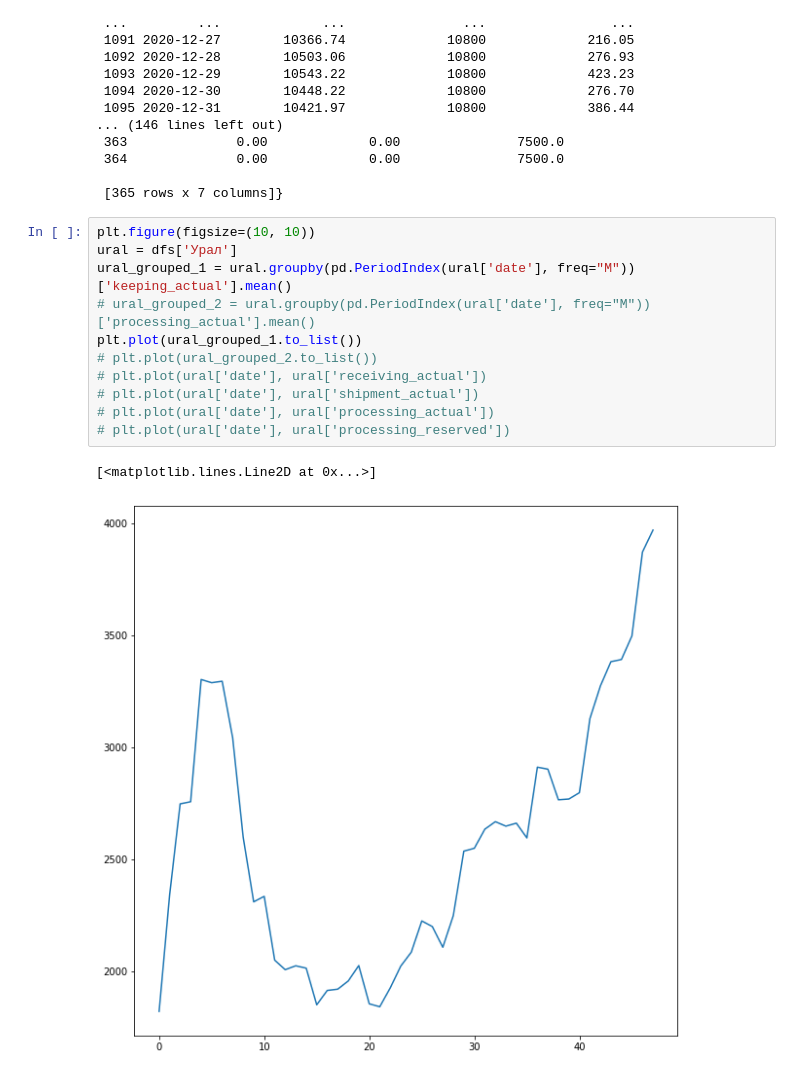
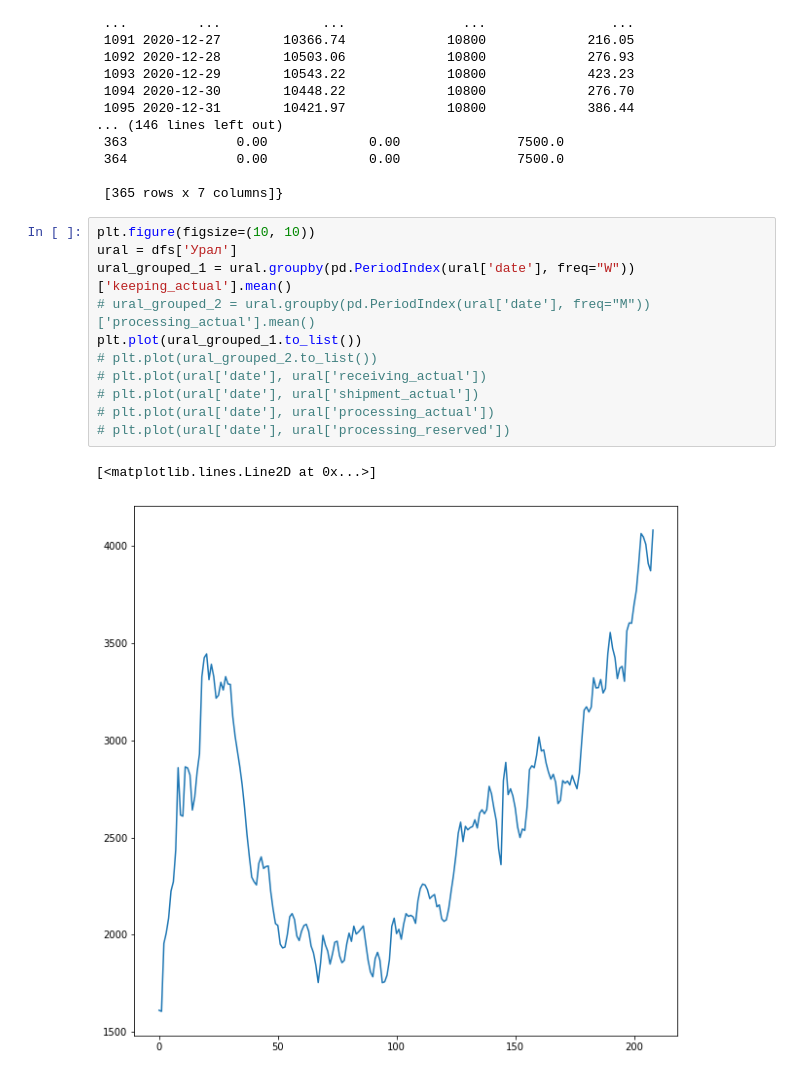
Before and after one commit to TeaDove/kodiki-aviahack, a Jupyter notebook: ml/1_fact_processing.ipynb, the cells around one changed output. Drawn from its saved outputs; the diff is of its cells as text.

```diff
--- a/ml/1_fact_processing.ipynb
+++ b/ml/1_fact_processing.ipynb
@@ -128,14 +128,14 @@ dfs
 # %%
 plt.figure(figsize=(10, 10))
 ural = dfs['Урал']
-ural_grouped_1 = ural.groupby(pd.PeriodIndex(ural['date'], freq="M"))['keeping_actual'].mean()
+ural_grouped_1 = ural.groupby(pd.PeriodIndex(ural['date'], freq="W"))['keeping_actual'].mean()
 # ural_grouped_2 = ural.groupby(pd.PeriodIndex(ural['date'], freq="M"))['processing_actual'].mean()
 plt.plot(ural_grouped_1.to_list())
 # plt.plot(ural_grouped_2.to_list())
 # plt.plot(ural['date'], ural['receiving_actual'])
 # plt.plot(ural['date'], ural['shipment_actual'])
 # plt.plot(ural['date'], ural['processing_actual'])
 # plt.plot(ural['date'], ural['processing_reserved'])
 # %% [output]
 [<matplotlib.lines.Line2D at 0x...>]
-[figure, old version]
+[figure, new version]
```
Also changed, not shown: 52 other files.
